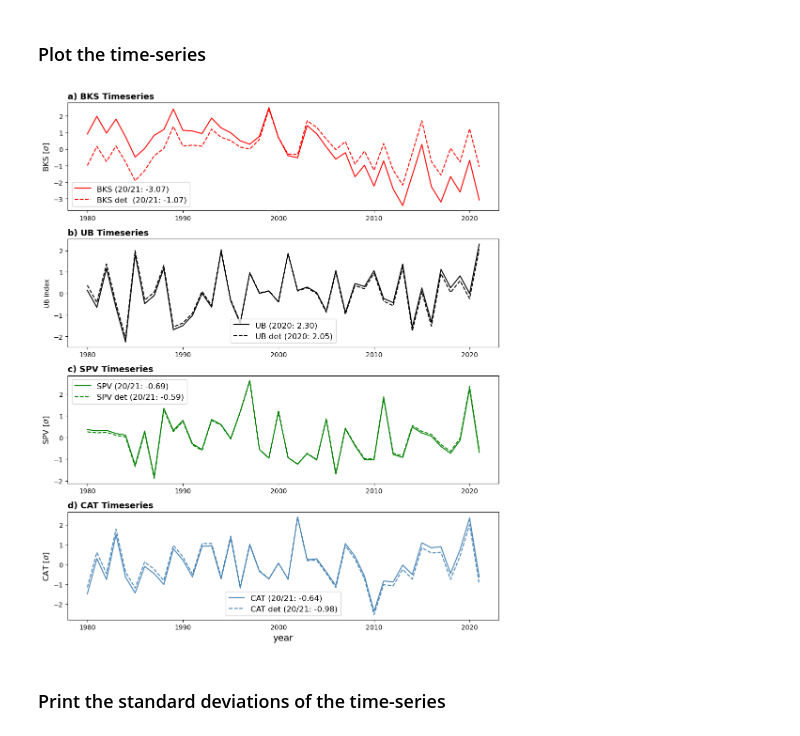
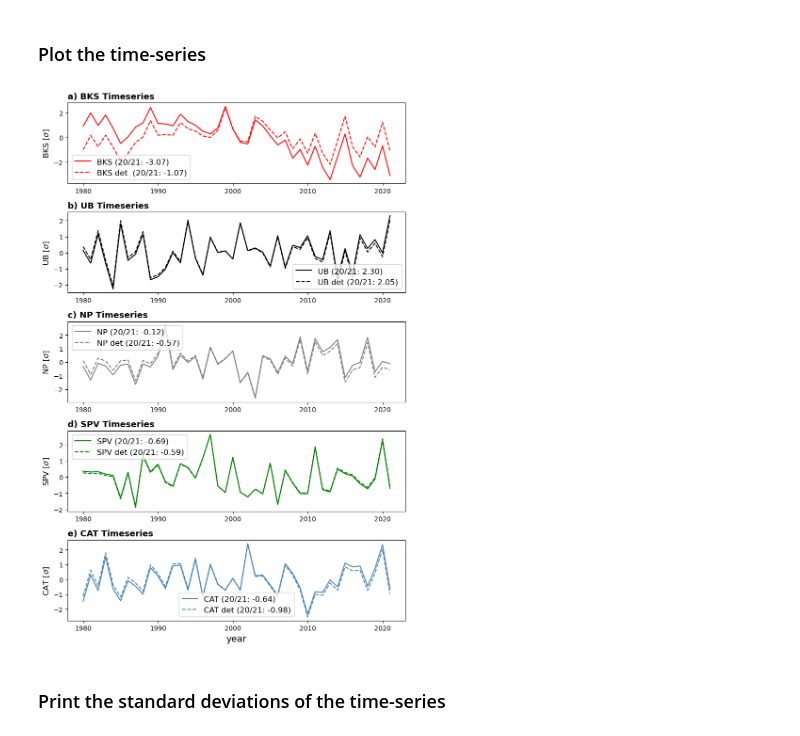
Before and after one commit to marlenek13/2024_Cosford_etal, a Jupyter notebook: causal_MLR_analysis.ipynb, the cells around one changed output. Cells and saved outputs as stored; diff of their text form; code cells hidden in the pictures.

Commit message:
corrected UB labels, added NP to timeseries plot

```diff
--- a/causal_MLR_analysis.ipynb
+++ b/causal_MLR_analysis.ipynb
@@ -209,7 +209,7 @@ GMT_det, GMT_trended, GMT_std = process(gmt, months_CAT, start_year= 1980, end_y
 #======================================
 # Create the figure and subplots
 #======================================
-fig, axes = plt.subplots(4, 1, figsize=(10, 12))
+fig, axes = plt.subplots(5, 1, figsize=(8, 12))
 
 years = CAT_det['year'] # 1980 - 2021
 
@@ -226,42 +226,50 @@ ax.legend( fontsize = 12)
 
 # Plot UB timeseries
 ax = axes[1]
-ax.plot(years, UB_trended, color="k", label=f'UB (2020: {UB_trended[-1].data:.2f})')
-ax.plot(years, UB_det, label=f'UB det (2020: {UB_det[-1].data:.2f})', color="k", linestyle="--")
+ax.plot(years, UB_trended, color="k", label=f'UB (20/21: {UB_trended[-1].data:.2f})')
+ax.plot(years, UB_det, label=f'UB det (20/21: {UB_det[-1].data:.2f})', color="k", linestyle="--")
 ax.set_title('b) UB Timeseries', loc = "left", fontweight='bold', fontsize = 13)
-ax.set_ylabel('UB Index')
+ax.set_ylabel('UB [$\sigma$]', fontsize = 12)
+ax.legend( fontsize = 12)
+
+# Plot NP timeseries
+ax = axes[2]
+ax.plot(years, NP_trended, color="gray", label=f'NP (20/21: {NP_trended[-1].data:.2f})')
+ax.plot(years, NP_det, label=f'NP det (20/21: {NP_det[-1].data:.2f})', color="gray", linestyle="--")
+ax.set_title('c) NP Timeseries', loc = "left", fontweight='bold', fontsize = 13)
+ax.set_ylabel('NP [$\sigma$]', fontsize = 12)
 ax.legend( fontsize = 12)
 
 
 # Plot SPV timeseries
-ax = axes[2]
+ax = axes[3]
 ax.plot(years, SPV_trended, color = "green", label=f'SPV (20/21: {SPV_trended[-1].data:.2f})')
 ax.plot(years, SPV_det, label=f'SPV det (20/21: {SPV_det[-1].data:.2f})', color = "green", linestyle = "--")
-ax.set_title('c) SPV Timeseries', loc = "left", fontweight='bold', fontsize = 13)
+ax.set_title('d) SPV Timeseries', loc = "left", fontweight='bold', fontsize = 13)
 ax.set_ylabel('SPV [$\sigma$]', fontsize = 12)
 ax.legend( fontsize = 12)
 
 
 # Plot CAT timeseries
-ax = axes[3]
+ax = axes[4]
 ax.plot(years, CAT_trended, color="steelblue", label=f'CAT (20/21: {CAT_trended[-1].data:.2f})')
 ax.plot(years, CAT_det, label=f'CAT det (20/21: {CAT_det[-1].data:.2f})', color="steelblue", linestyle="--")
-ax.set_title('d) CAT Timeseries', loc = "left", fontweight='bold', fontsize = 13)
+ax.set_title('e) CAT Timeseries', loc = "left", fontweight='bold', fontsize = 13)
 ax.set_ylabel('CAT [$\sigma$]', fontsize = 12)
 ax.legend( fontsize = 12)
 
 
 # Final adjustments
 plt.xlabel('year', fontsize = 14)
 plt.tight_layout()
 
 fig.tight_layout()
 
 # save figure
 
-plt.savefig(save_path + "timeseries_withUB.png")
+plt.savefig(save_path + "timeseries_withUB_andNP.png")
 # %% [output]
-[figure, old version]
+[figure, new version]
 # %% [markdown]
 ### Print the standard deviations of the time-series
 # %%
```
Also changed, not shown: 2 other files.
